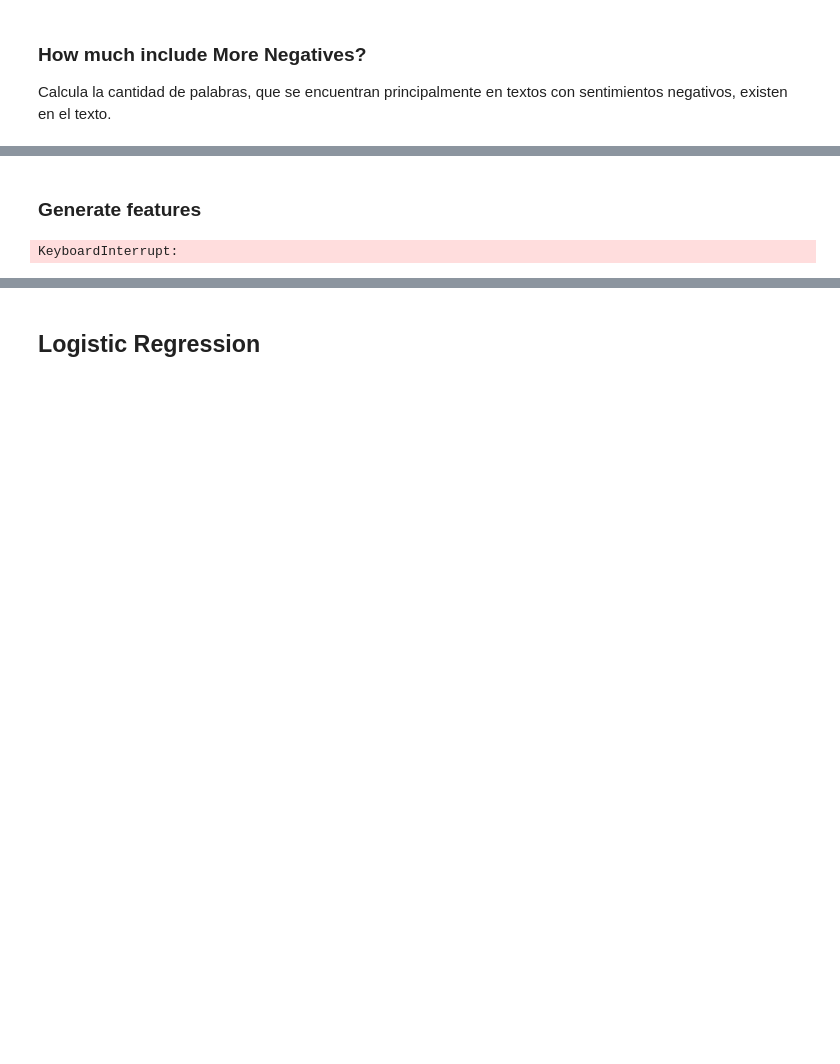
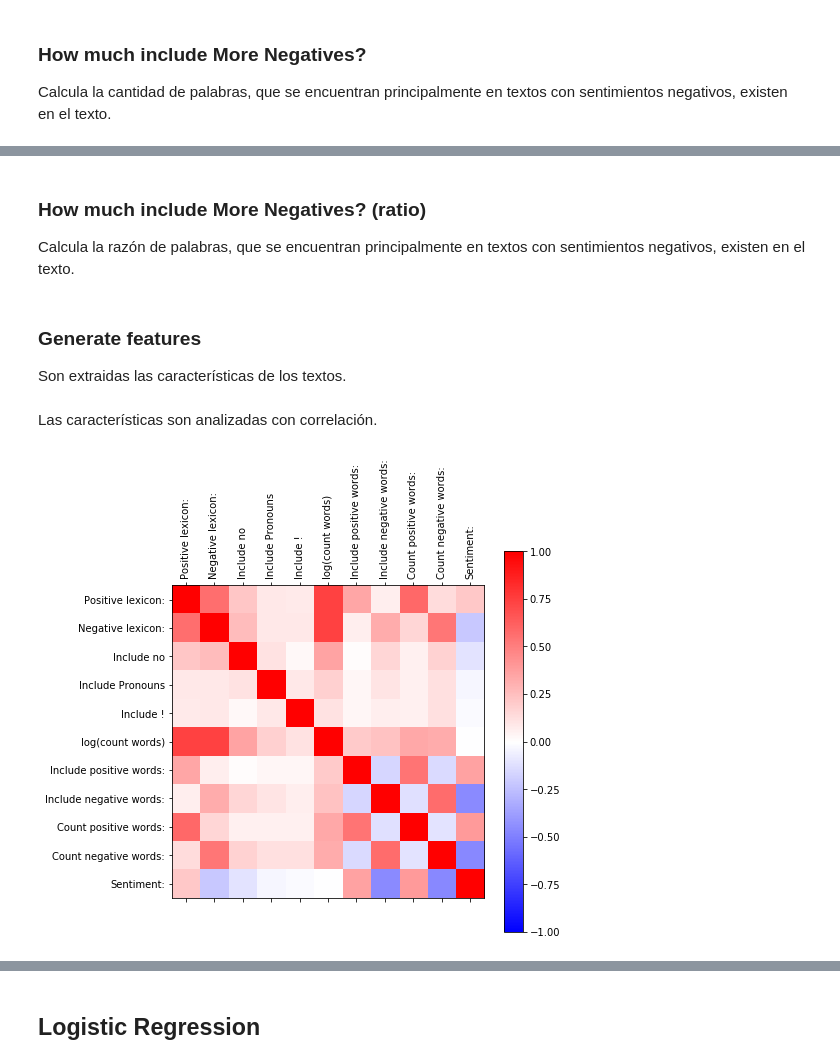
Before and after one commit to Suryavf/Logistic-Regression-for-NLP, a Jupyter notebook: LogisticRegressionNLP.ipynb, the cells around one changed output, grey strips where cells are left out. Cells and saved outputs as stored; diff of their text form; code cells hidden in the pictures; blank space fills up the shorter version.

```diff
--- a/LogisticRegressionNLP.ipynb
+++ b/LogisticRegressionNLP.ipynb
@@ -376,5 +391,24 @@ def howMuchNegatives(text,interNegPos,excluNegPos):
+# %% [markdown]
+### How much include More Negatives? (ratio)
+
+Calcula la razón de palabras, que se encuentran principalmente en textos con sentimientos negativos, existen en el texto.
+# %%
+def howMuchNegativesRatio(text,interNegPos,excluNegPos):
+    negatives = interNegPos.loc[:30,'Word'].values.tolist()
+    negatives = negatives + excluNegPos.loc[:2,'Word'].values.tolist()
+
+    countNega = 0
+    countWord = 0
+    for w in text.split():
+        countWord = countWord + 1
+        if w in negatives:
+            countNega = countNega + 1
+
+    return countNega/countWord
 # %% [markdown]
 ### Generate features
+
+Son extraidas las características de los textos.
 # %%
 doc_stream = stream_docs(path='shuffled_movie_data.csv')
 
@@ -398,10 +432,47 @@ for _ in range(50):
                                                       excluPosNeg),
                    howMuchNegatives          (preprocessing(text),
                                                       interNegPos,
+                                                      excluNegPos),
+                   howMuchPositivesRatio     (preprocessing(text),
+                                                      interPosNeg,
+                                                      excluPosNeg),
+                   howMuchNegativesRatio     (preprocessing(text),
+                                                      interNegPos,
                                                       excluNegPos)] for text in x_raw ]
     x = x + features
 
     # Update out
     y = y + y_raw
-# %% [output]
-KeyboardInterrupt:
+# %% [markdown]
+Las características son analizadas con correlación.
+# %%
+data ={'Positive lexicon:'      : [xs[0] for xs in x],
+       'Negative lexicon:'      : [xs[1] for xs in x],
+       'Include no'             : [xs[2] for xs in x],
+       'Include Pronouns'       : [xs[3] for xs in x],
+       'Include !'              : [xs[4] for xs in x],
+       'log(count words)'       : [xs[5] for xs in x],
+       'Include positive words:': [xs[6] for xs in x],
+       'Include negative words:': [xs[7] for xs in x],
+       'Count positive words:'  : [xs[8] for xs in x],
+       'Count negative words:'  : [xs[9] for xs in x],
+       'Sentiment:'             : y}
+
+data = pd.DataFrame(data)
+
+# Calcule correlation
+import matplotlib.pyplot as plt
+corr = data.corr()
+fig = plt.figure(figsize=(7,7))
+ax = fig.add_subplot(111)
+cax = ax.matshow(corr,cmap='bwr', vmin=-1, vmax=1)
+fig.colorbar(cax)
+ticks = np.arange(0,len(data.columns),1)
+ax.set_xticks(ticks)
+plt.xticks(rotation=90)
+ax.set_yticks(ticks)
+ax.set_xticklabels(data.columns)
+ax.set_yticklabels(data.columns)
+plt.show()
+# %% [output]
+[figure, added]
```
Also changed, not shown: parts of 16 cells of this notebook, 1 other file.
